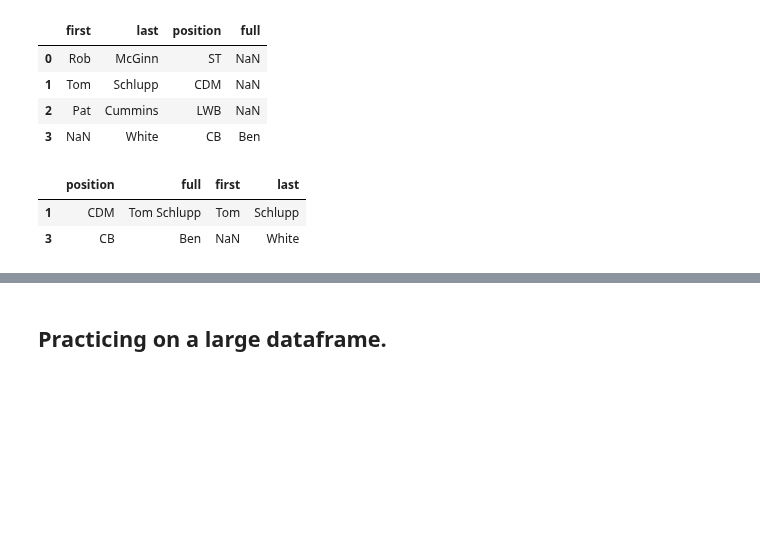
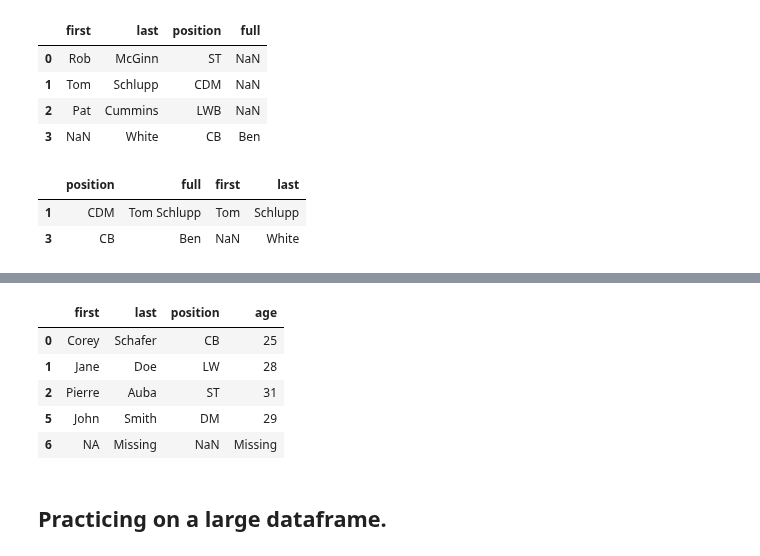
Before and after one commit to Raghav087/Python, a Jupyter notebook: pandas.ipynb, the cells around one changed output, grey strips where cells are left out. Drawn from its saved outputs; the diff is of its cells as text; code cells hidden in the pictures; blank space fills up the shorter version.

```diff
--- a/pandas.ipynb
+++ b/pandas.ipynb
@@ -486,3 +504,17 @@ d1 #Here we specified a criteria for rows to be removed.
+# %%
+d2.dropna(axis=0,how='any',subset=['first','last'])
+#When 'axis=0' option is given, the 'dropna' function drops rows while for 'axis=1' it drops columns.
+#When 'how=all' option is given, the function drops rows/columns when all values are nan/None.
+#When 'how=any' option is given, the function drops rows/columns when any of the values are nan/None.
+#The 'subset' option specifies column criteria for dropping a row. Here we specify if 'first' or 'last' column has na/None then drop that row.
+#When our subset has multiple columns, the 'how' option defines the AND('all') or OR('any') condition. In this eg. it is 'first' OR 'last'.
+# %% [output]
+|  | first | last | position | age |
+| 0 | Corey | Schafer | CB | 25 |
+| 1 | Jane | Doe | LW | 28 |
+| 2 | Pierre | Auba | ST | 31 |
+| 5 | John | Smith | DM | 29 |
+| 6 | NA | Missing | NaN | Missing |
 # %% [markdown]
 <h2>Practicing on a large dataframe.
 # %%
```
Also changed, not shown: parts of 1 cell of this notebook.
